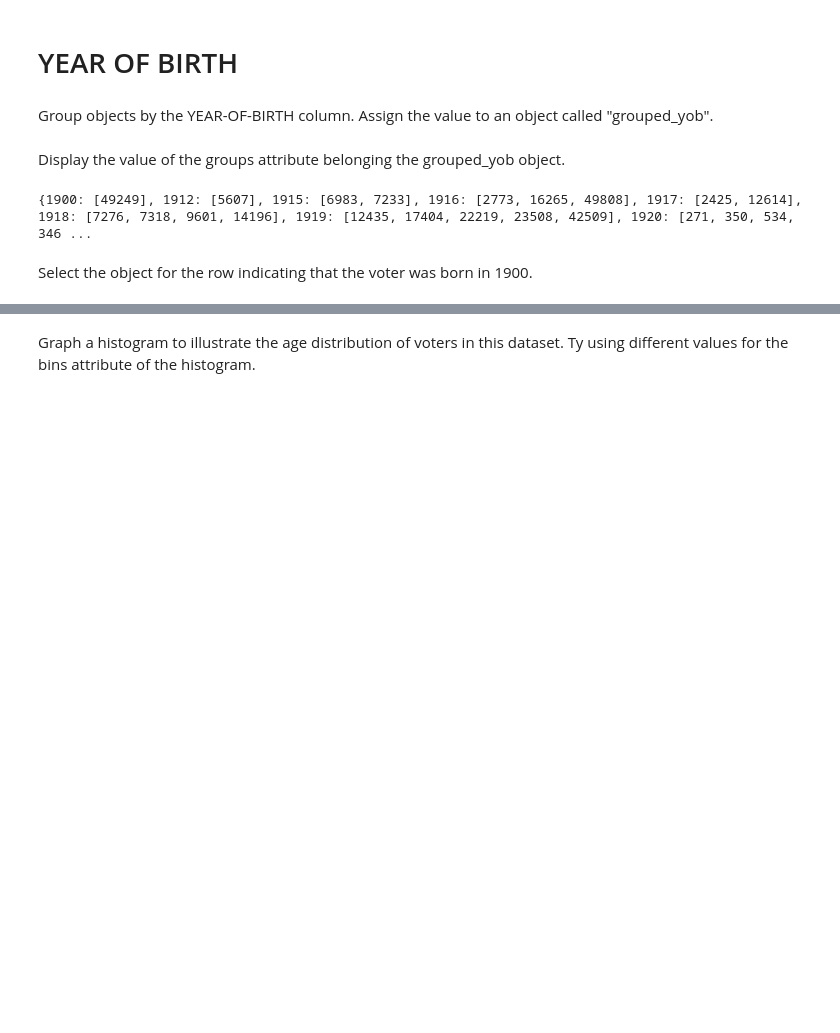
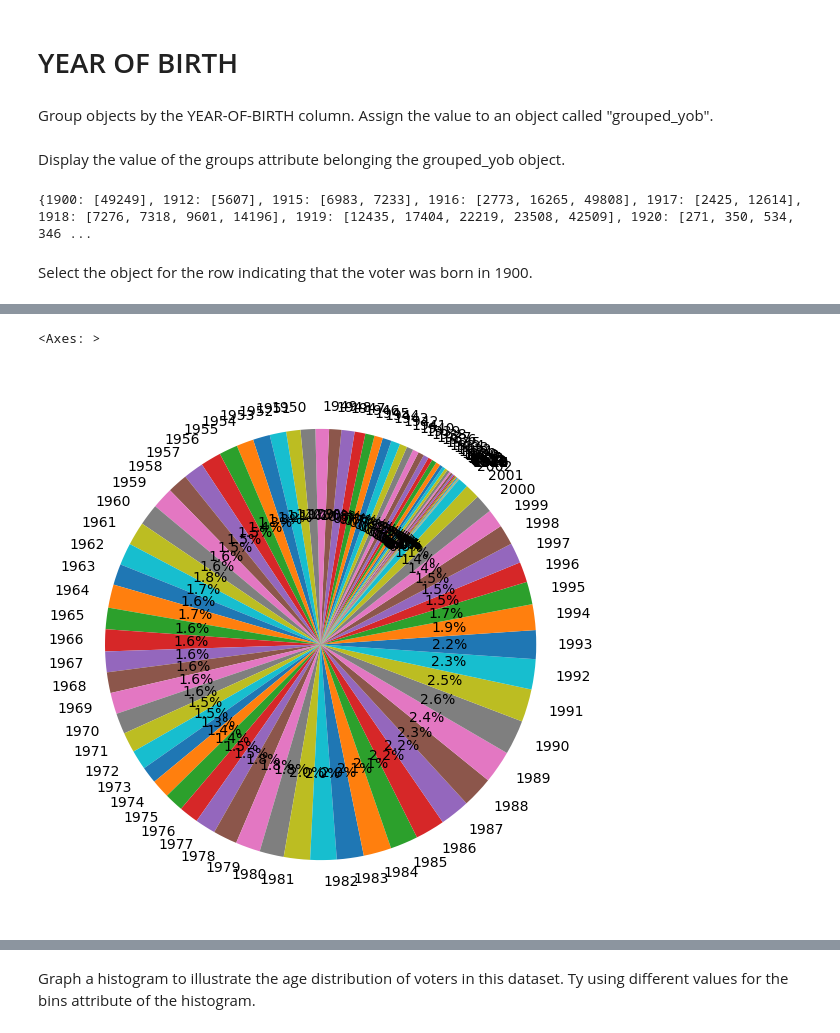
Before and after one commit to imirransom/DataEngineering.Labs.RegisteredVotersFileWilmingtonDE, a Jupyter notebook: data/wilmington_de_registered_voters.ipynb, the cells around one changed output, grey strips where cells are left out. Saved outputs shown, nothing was run; the diff lists cells and outputs as text; code cells hidden in the pictures; blank space fills up the shorter version.

```diff
--- a/data/wilmington_de_registered_voters.ipynb
+++ b/data/wilmington_de_registered_voters.ipynb
@@ -142,0 +158,5 @@ Select the object for the row indicating that the voter was born in 1900.
+# %%
+grouped_yob.size().plot.pie(y=grouped_yob['UNIQUE-ID'].count(), autopct='%.1f%%', startangle=50, figsize=(7, 7))
+# %% [output]
+<Axes: >
+[figure, added]
```
Also changed, not shown: parts of 13 cells of this notebook, 1 other file.
